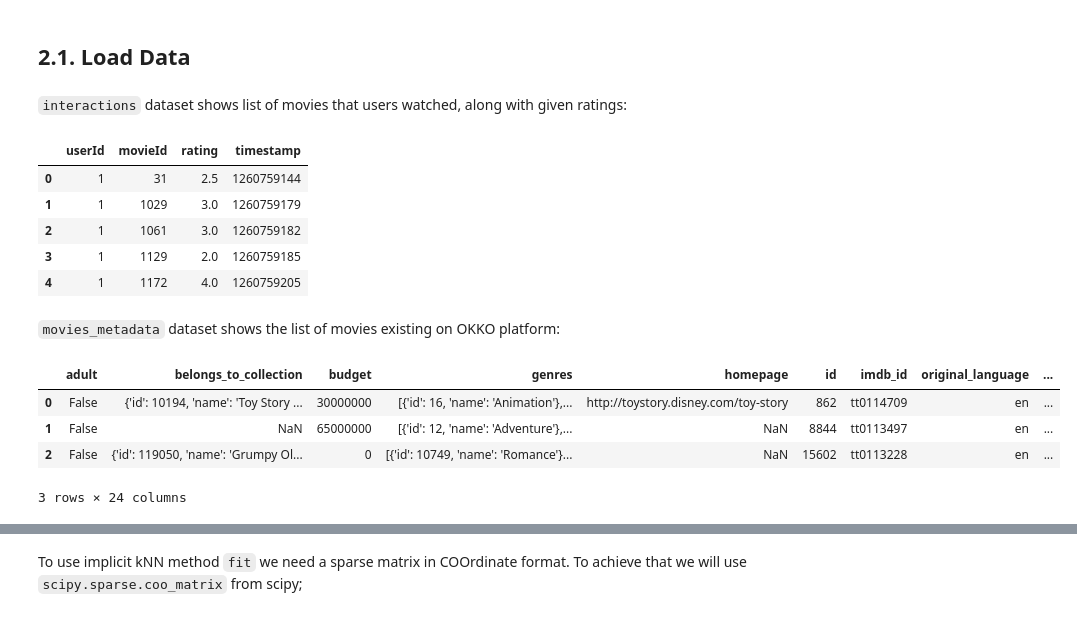
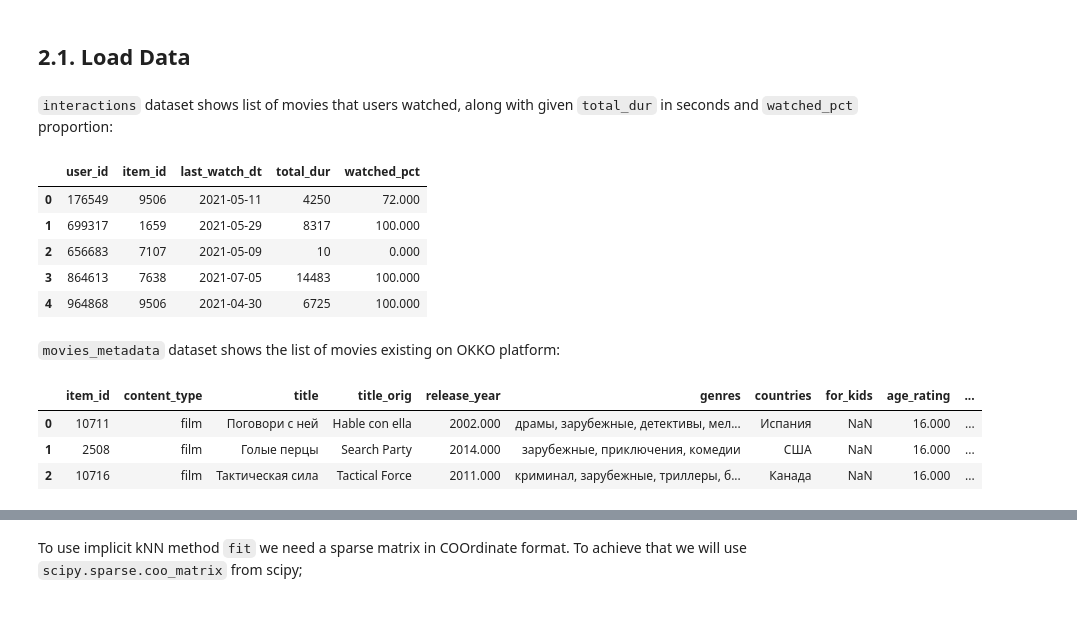
Before and after one commit to kshurik/rekkobook, a Jupyter notebook: notebook_drafts/full_recsys_pipeline.ipynb, the cells around one changed output, grey strips where cells are left out. Saved outputs shown, nothing was run; the diff lists cells and outputs as text; code cells hidden in the pictures.

```diff
--- a/notebook_drafts/full_recsys_pipeline.ipynb
+++ b/notebook_drafts/full_recsys_pipeline.ipynb
@@ -3,8 +3,9 @@
 # %%
 # links to shared data MovieLens
 # source on kaggle: https://www.kaggle.com/code/quangnhatbui/movie-recommender/data
-RATINGS_SMALL_URL = 'https://drive.google.com/file/d/1BlZfCLLs5A13tbNSJZ1GPkHLWQOnPlE4/view?usp=share_link'
-MOVIES_METADATA_URL = 'https://drive.google.com/file/d/19g6-apYbZb5D-wRj4L7aYKhxS-fDM4Fb/view?usp=share_link'
+INTERACTIONS_PATH = '/Users/s.khalilbekov/Downloads/data_kion/interactions_df.csv'
+ITEMS_METADATA_PATH = 'https://drive.google.com/file/d/12a80lS3vXQOl6i6ENgz-WqWw3Wms0nqB/view?usp=share_link'
+USERS_DATA_PATH = 'https://drive.google.com/file/d/1MwPaye0cRi53czLqCnH0bOuvIhOeNlAx/view?usp=share_link'
 # %% [markdown]
 # 1. Modules and functions
 # %%
@@ -12,13 +13,24 @@ MOVIES_METADATA_URL = 'https://drive.google.com/file/d/19g6-apYbZb5D-wRj4L7aYKhx
 import ssl
 ssl._create_default_https_context = ssl._create_unverified_context
 
+import shap
 import numpy as np
 import pandas as pd
-import scipy.sparse as sp
+import datetime as dt
+
+from sklearn.utils import shuffle
+from sklearn.model_selection import train_test_split
+
+from lightfm.data import Dataset
+from lightfm import LightFM
+
+from catboost import CatBoostClassifier
 
 from tqdm import tqdm_notebook
 import warnings
 warnings.filterwarnings('ignore')
+
+pd.set_option('display.float_format', lambda x: '%.3f' % x)
 # %% [markdown]
 ## 1. 1. Helper functions to avoid copy paste
 # %%
@@ -37,27 +49,26 @@ def read_csv_from_gdrive(url):
 # %% [markdown]
 ## 2.1. Load Data
 # %% [markdown]
-`interactions` dataset shows list of movies that users watched, along with given ratings:
+`interactions` dataset shows list of movies that users watched, along with given `total_dur` in seconds and `watched_pct` proportion:
 # %%
 # interactions data
-interactions = read_csv_from_gdrive(RATINGS_SMALL_URL)
+interactions = pd.read_csv(INTERACTIONS_PATH)
 interactions.head()
 # %% [output]
-|  | userId | movieId | rating | timestamp |
-| 0 | 1 | 31 | 2.5 | 1260759144 |
-| 1 | 1 | 1029 | 3.0 | 1260759179 |
-| 2 | 1 | 1061 | 3.0 | 1260759182 |
-| 3 | 1 | 1129 | 2.0 | 1260759185 |
-| 4 | 1 | 1172 | 4.0 | 1260759205 |
+|  | user_id | item_id | last_watch_dt | total_dur | watched_pct |
+| 0 | 176549 | 9506 | 2021-05-11 | 4250 | 72.000 |
+| 1 | 699317 | 1659 | 2021-05-29 | 8317 | 100.000 |
+| 2 | 656683 | 7107 | 2021-05-09 | 10 | 0.000 |
+| 3 | 864613 | 7638 | 2021-07-05 | 14483 | 100.000 |
+| 4 | 964868 | 9506 | 2021-04-30 | 6725 | 100.000 |
 # %% [markdown]
 `movies_metadata` dataset shows the list of movies existing on OKKO platform:
 # %%
 # information about films etc
-movies_metadata = read_csv_from_gdrive(MOVIES_METADATA_URL)
+movies_metadata = read_csv_from_gdrive(ITEMS_METADATA_PATH)
 movies_metadata.head(3)
 # %% [output]
-|  | adult | belongs_to_collection | budget | genres | homepage | id | imdb_id | original_language | ... |
-| 0 | False | {'id': 10194, 'name': 'Toy Story ... | 30000000 | [{'id': 16, 'name': 'Animation'},... | http://toystory.disney.com/toy-story | 862 | tt0114709 | en | ... |
-| 1 | False | NaN | 65000000 | [{'id': 12, 'name': 'Adventure'},... | NaN | 8844 | tt0113497 | en | ... |
-| 2 | False | {'id': 119050, 'name': 'Grumpy Ol... | 0 | [{'id': 10749, 'name': 'Romance'}... | NaN | 15602 | tt0113228 | en | ... |
+|  | item_id | content_type | title | title_orig | release_year | genres | countries | for_kids | age_rating | ... |
+| 0 | 10711 | film | Поговори с ней | Hable con ella | 2002.000 | драмы, зарубежные, детективы, мел... | Испания | NaN | 16.000 | ... |
+| 1 | 2508 | film | Голые перцы | Search Party | 2014.000 | зарубежные, приключения, комедии | США | NaN | 16.000 | ... |
+| 2 | 10716 | film | Тактическая сила | Tactical Force | 2011.000 | криминал, зарубежные, триллеры, б... | Канада | NaN | 16.000 | ... |
-3 rows × 24 columns
```
Also changed, not shown: parts of 80 cells of this notebook, 3 other files.
